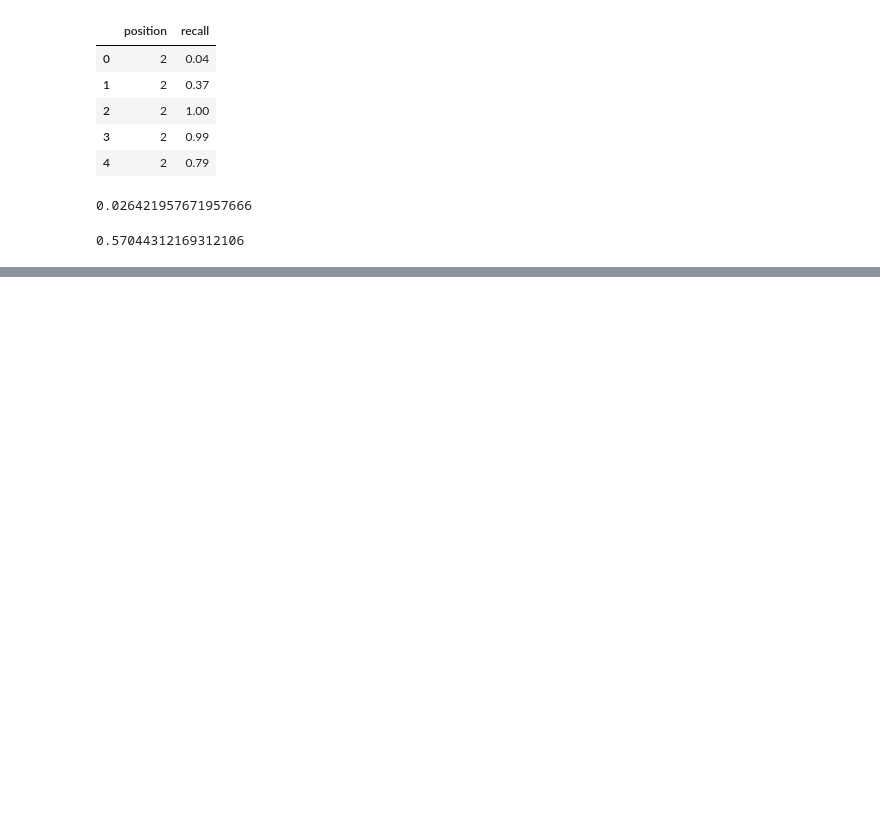
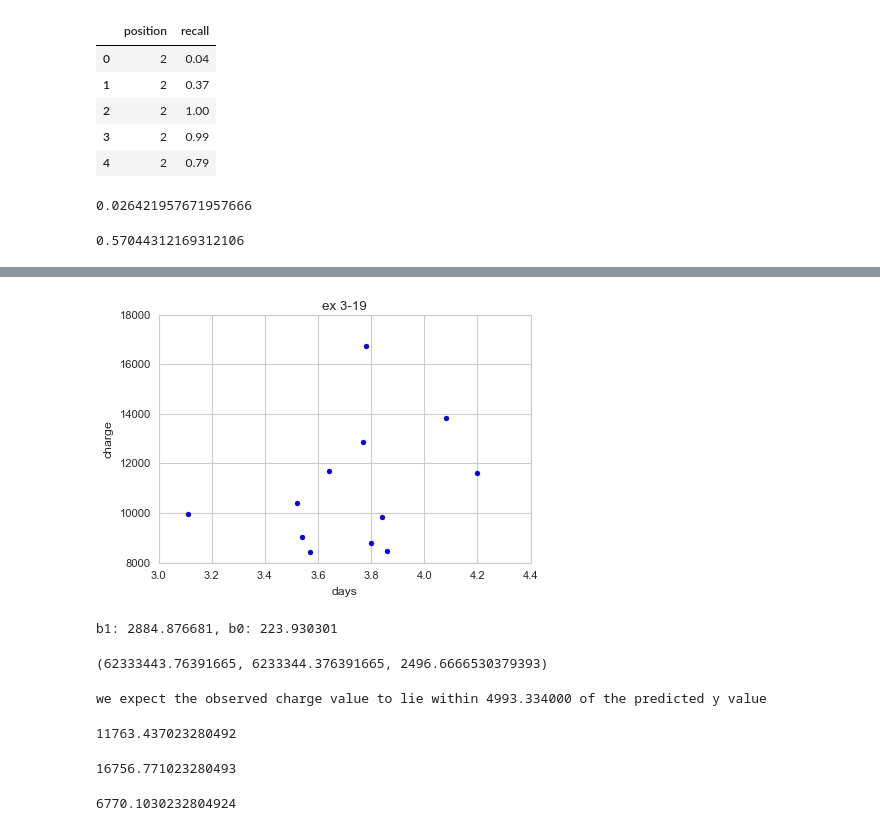
Before and after one commit to rickhaffey/stats-rams, a Jupyter notebook: exercises/Chapter 03 - Exercises.ipynb, the cells around one changed output, grey strips where cells are left out. Cells and saved outputs as stored; diff of their text form; code cells hidden in the pictures; blank space fills up the shorter version.

```diff
--- a/exercises/Chapter 03 - Exercises.ipynb
+++ b/exercises/Chapter 03 - Exercises.ipynb
@@ -246,0 +300,3 @@ b0
+# %%
+hospital = pd.read_fwf("../data/ch03/Hospital.dat", colspecs="infer", names=["state", "charge", "days"])
+hospital.head()
@@ -246,0 +310,41 @@ b0
+# %%
+# %load ../snippets/plot
+plt.scatter(hospital.days, hospital.charge)
+
+plt.xlabel("days")
+plt.ylabel("charge")
+plt.title("ex 3-19");
+# %% [output]
+[figure, added]
+# %%
+r = np.corrcoef(hospital.days, hospital.charge)[0][1]
+b1 = r * (hospital.charge.std() / hospital.days.std())
+b0 = hospital.charge.mean() - b1 * hospital.days.mean()
+print("b1: %f, b0: %f" % (b1, b0))
+# %% [output]
+b1: 2884.876681, b0: 223.930301
+# %%
+hospital['predicted'] = b1 * hospital.days + b0
+hospital['residual'] = hospital.charge - hospital.predicted
+
+calculate_error_metrics(hospital)
+# %% [output]
+(62333443.76391665, 6233344.376391665, 2496.6666530379393)
+# %%
+s = 2496.667
+print("we expect the observed charge value to lie within %f of the predicted y value" % (2 * s,))
+# %% [output]
+we expect the observed charge value to lie within 4993.334000 of the predicted y value
+# %%
+predicted = b0 + b1 * 4
+predicted
+# %% [output]
+11763.437023280492
+# %%
+predicted + 2 * s
+# %% [output]
+16756.771023280493
+# %%
+predicted - 2 * s
+# %% [output]
+6770.1030232804924
```
Also changed, not shown: parts of 37 cells of this notebook, 1 other file.
